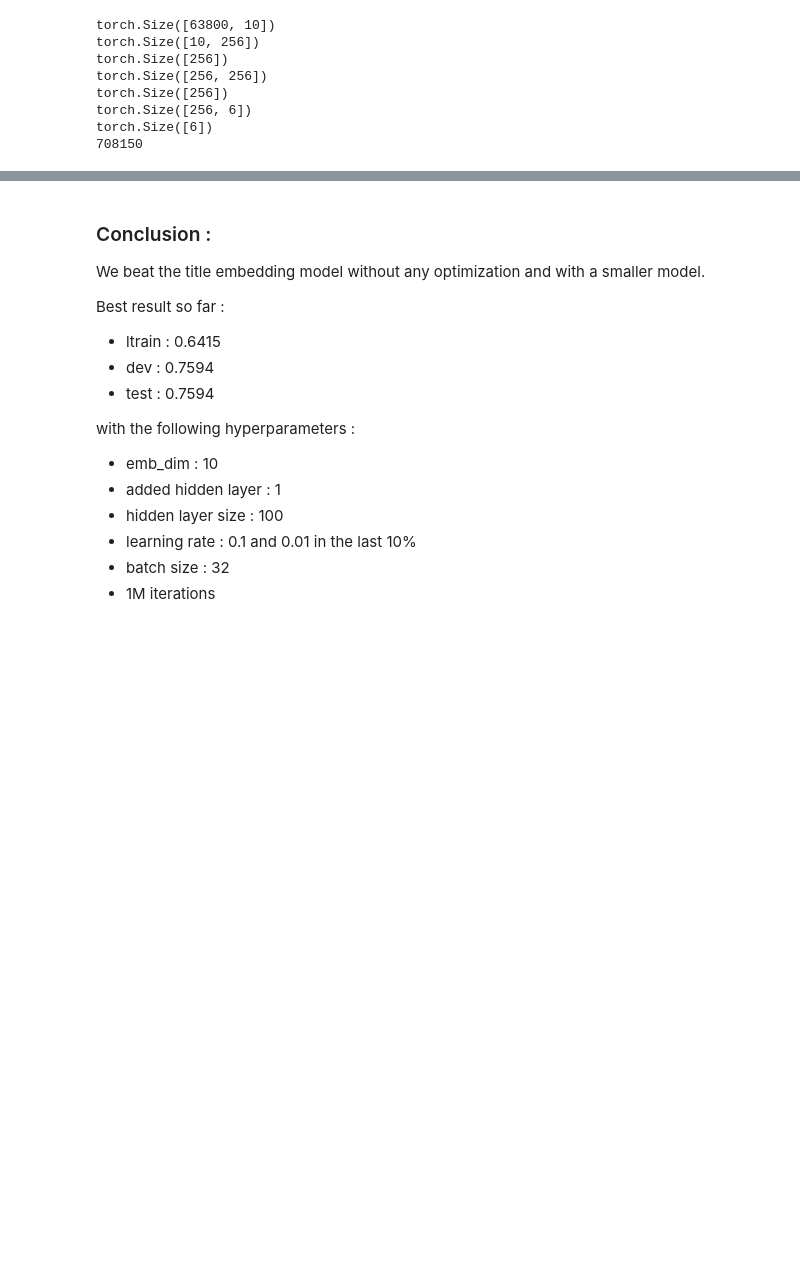
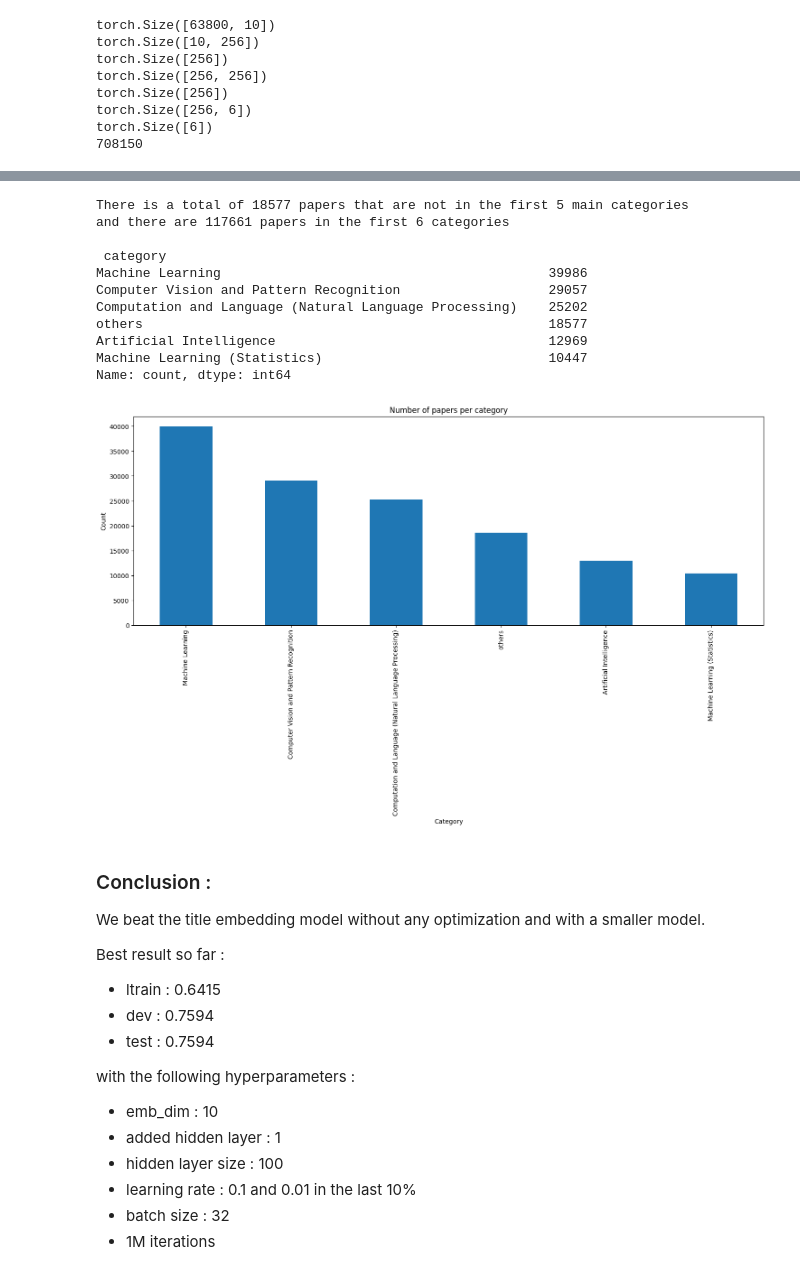
Before and after one commit to issagith/SciPaperClassifier, a Jupyter notebook: word_lvl_emb.ipynb, the cells around one changed output, grey strips where cells are left out. Drawn from its saved outputs; the diff is of its cells as text; code cells hidden in the pictures; blank space fills up the shorter version.

```diff
--- a/word_lvl_emb.ipynb
+++ b/word_lvl_emb.ipynb
@@ -525,3 +559,38 @@ Computation and Language (Natural Language Processing)       0.00      0.00
+# %%
+df = papers
+categories = df.category.unique()
+others = counts.index[5:].tolist()
+
+
+# Modification of the values in "category"
+df.loc[df['category'].isin(others), 'category'] = 'others'
+print("There is a total of %d papers that are not in the first 5 main categories" % ((df['category'] == 'others').sum()))
+print("and there are %d papers in the first 6 categories" % ((df['category'] != 'others').sum()))
+
+print("\n", df.category.value_counts())
+
+# Now, the distribution is more balanced
+plt.figure(figsize=(12,6))
+df.category.value_counts().plot(kind='bar')
+plt.gcf().set_size_inches(18, 6)
+plt.xlabel('Category')
+plt.ylabel('Count')
+plt.title('Number of papers per category')
+plt.xticks(rotation=90)
+plt.show()
+# %% [output]
+There is a total of 18577 papers that are not in the first 5 main categories
+and there are 117661 papers in the first 6 categories
+
+ category
+Machine Learning                                          39986
+Computer Vision and Pattern Recognition                   29057
+Computation and Language (Natural Language Processing)    25202
+others                                                    18577
+Artificial Intelligence                                   12969
+Machine Learning (Statistics)                             10447
+Name: count, dtype: int64
+[figure, added]
 # %% [markdown]
 ### Conclusion :
 
```
Also changed, not shown: parts of 8 cells of this notebook.
